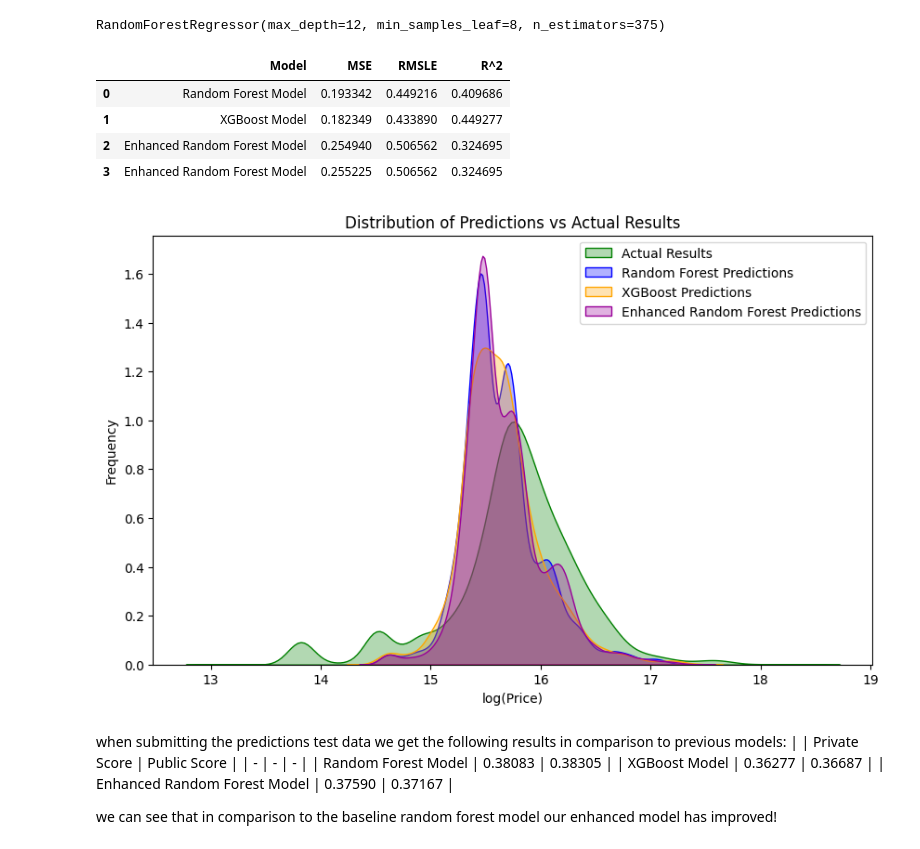
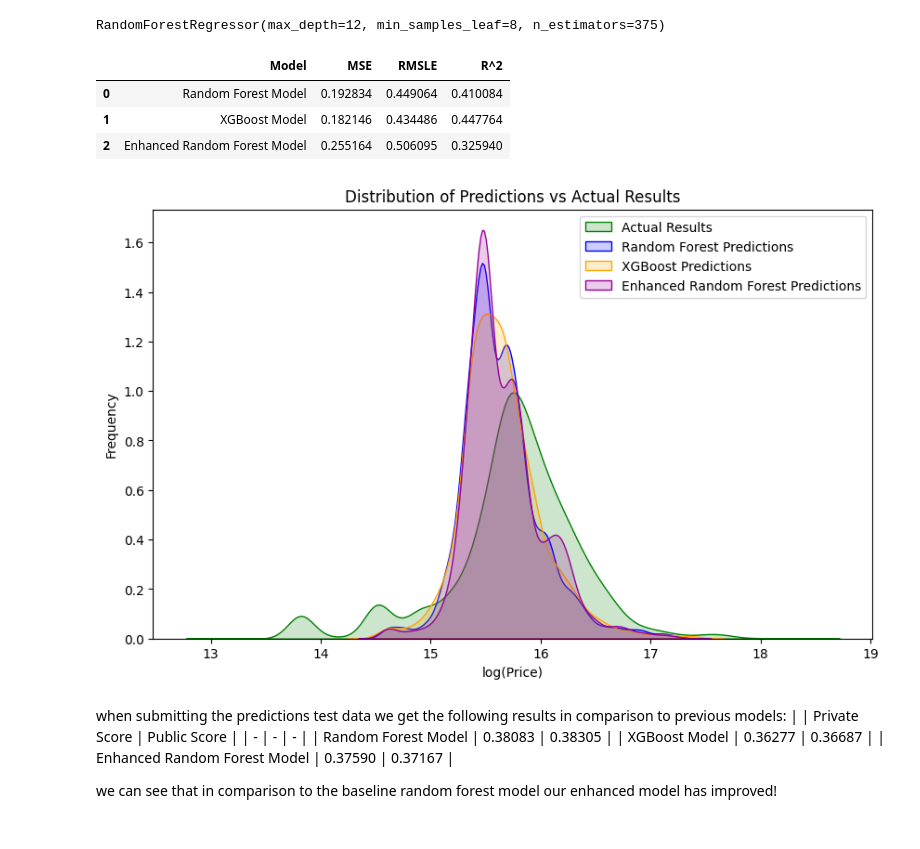
Before and after one commit to TomGeva/ML-project, a Jupyter notebook: ML-Final-Project.ipynb, the cells around one changed output. Saved outputs shown, nothing was run; the diff lists cells and outputs as text; code cells hidden in the pictures.

```diff
--- a/ML-Final-Project.ipynb
+++ b/ML-Final-Project.ipynb
@@ -1352,8 +1352,8 @@ randomForestParams = {
     'n_estimators': 200
 }
 importanceRndFrstModel = RFR(n_jobs=-1, random_state = 42, **randomForestParams)
-importanceRndFrstModel.fit(xTrn, yTrn)
-importance = pd.Series(importanceRndFrstModel.feature_importances_, index = xTrn.columns).sort_values(ascending = True)
+importanceRndFrstModel.fit(rndFrst_xTrn, yTrn)
+importance = pd.Series(importanceRndFrstModel.feature_importances_, index = rndFrst_xTrn.columns).sort_values(ascending = True)
 importance = importance/importance.max()*100
 
 fig = plt.figure(figsize = (18, 8))
@@ -1366,10 +1366,10 @@ ax0.set_title('Feature Importances using Random Forest')
 ax0.barh(importance.index, importance.values, align='center')
 ax0.set_xlabel('Relative Importance')
 
-corrMatrixTicks = range(corrMatrix.shape[0])
-ylabels = [col + f' (Ftr#{i+1})' for i, col in enumerate(corrMatrix.columns)]
+corrMatrixTicks = range(rndFrst_corrMatrix.shape[0])
+ylabels = [col + f' (Ftr#{i+1})' for i, col in enumerate(rndFrst_corrMatrix.columns)]
 xlabels = [f'Ftr#{i+1}' for i in corrMatrixTicks]
-sns.heatmap(corrMatrix, cmap = custom_cmap, linewidths = 0.1, ax=ax1)
+sns.heatmap(rndFrst_corrMatrix, cmap = custom_cmap, linewidths = 0.1, ax=ax1)
 ax1.set_xticks(ticks = corrMatrixTicks)
 ax1.set_xticklabels(labels = xlabels, fontsize = 7)
 ax1.set_yticks(ticks = corrMatrixTicks)
@@ -1386,12 +1386,12 @@ the rest of the features, even though they have an order of their usefulness to
 
 but keeping only 3 features seem to be lacking, so to be sure we decided to also keep the top 7 features after full_sq, sub_area and fullLifeRatio, leaving us with 10 features to model upon.
 # %%
-features2drop = importance.head(importance.shape[0] - 10).index
+rndFrst_features2drop = importance.head(importance.shape[0] - 10).index
 
-xTrn.drop(columns = features2drop, inplace = True)
-xVal.drop(columns = features2drop, inplace = True)
-imputedEnhncTrain.drop(columns = features2drop, inplace = True)
-imputedEnhncTest.drop(columns = features2drop, inplace = True)
+rndFrst_xTrn.drop(columns = rndFrst_features2drop, inplace = True)
+rndFrst_xVal.drop(columns = rndFrst_features2drop, inplace = True)
+rndFrst_imputedEnhncTrain.drop(columns = rndFrst_features2drop, inplace = True)
+rndFrst_imputedEnhncTest.drop(columns = rndFrst_features2drop, inplace = True)
 # %% [markdown]
 since the baseline model we made had almost all of its hyper-parameters picked as the maximum value available to the cross validation process, we'll perform the cross validation on a higher and wider range of values.
 # %%
@@ -1402,9 +1402,9 @@ enhncRndFrstParams = {
 }
 enhncRndFrstModel = RFR()
 enhncRndFrstGrdSrch = GSCV(enhncRndFrstModel, enhncRndFrstParams, cv = 5, scoring = 'neg_mean_squared_error', verbose = 2)
-enhncRndFrstGrdSrch.fit(xTrn, yTrn)
+enhncRndFrstGrdSrch.fit(rndFrst_xTrn, yTrn)
 
 enhncRndFrstModelParams = enhncRndFrstGrdSrch.best_params_
 
 enhncRndFrstOptModel = RFR(**enhncRndFrstModelParams)
-enhncRndFrstOptModel.fit(xTrn, yTrn)
+enhncRndFrstOptModel.fit(rndFrst_xTrn, yTrn)
@@ -1434,41 +1415,36 @@ shortcutParams = {
     'n_estimators': 375
 }
 enhncRndFrstOptModel = RFR(**shortcutParams)
-enhncRndFrstOptModel.fit(xTrn, yTrn)
+enhncRndFrstOptModel.fit(rndFrst_xTrn, yTrn)
 # %% [output]
 RandomForestRegressor(max_depth=12, min_samples_leaf=8, n_estimators=375)
 # %%
-enhncRndFrstMseScores = -1 * CVS(enhncRndFrstOptModel, xVal, yVal, cv = 5, scoring = 'neg_mean_squared_error')
-enhncRndFrstPred = enhncRndFrstOptModel.predict(xVal)
+enhncRndFrstMseScores = -1 * CVS(enhncRndFrstOptModel, rndFrst_xVal, yVal, cv = 5, scoring = 'neg_mean_squared_error')
+enhncRndFrstPred = enhncRndFrstOptModel.predict(rndFrst_xVal)
 enhncRndFrstRmsle = np.sqrt(np.mean((enhncRndFrstPred - yVal) ** 2))
-enhncRndFrstR2 = enhncRndFrstOptModel.score(xVal, yVal)
-
-# print(f'The MSE score of the model on the validation set is {enhncRndFrstMseScores.mean()}')
-# print(f'The RMSLE score of the model on the validation set is {enhncRndFrstRmsle}')
-# print(f'The R^2 score of the model on the validation set is {enhncRndFrstR2}')
+enhncRndFrstR2 = enhncRndFrstOptModel.score(rndFrst_xVal, yVal)
 
 metrics.loc[metrics.shape[0]] = {'Model': 'Enhanced Random Forest Model',
                                  'MSE': enhncRndFrstMseScores.mean(),
                                  'RMSLE': enhncRndFrstRmsle,
                                  'R^2': enhncRndFrstR2}
 
 display(metrics)
 
 plt.figure(figsize=(10, 6))
-sns.kdeplot(yVal, color = 'green', fill = True, alpha = 0.3, label='Actual Results')
-sns.kdeplot(rndFrstPred, color = 'blue', fill = True, alpha = 0.3, label='Random Forest Predictions')
-sns.kdeplot(xgbPred, color = 'orange', fill = True, alpha = 0.3, label='XGBoost Predictions')
-sns.kdeplot(enhncRndFrstPred, color = '#990099', fill = True, alpha = 0.3, label='Enhanced Random Forest Predictions')
+sns.kdeplot(yVal, color = 'green', fill = True, alpha = 0.2, label='Actual Results')
+sns.kdeplot(rndFrstPred, color = 'blue', fill = True, alpha = 0.2, label='Random Forest Predictions')
+sns.kdeplot(xgbPred, color = 'orange', fill = True, alpha = 0.2, label='XGBoost Predictions')
+sns.kdeplot(enhncRndFrstPred, color = '#990099', fill = True, alpha = 0.2, label='Enhanced Random Forest Predictions')
 plt.xlabel('log(Price)')
 plt.ylabel('Frequency')
 plt.title('Distribution of Predictions vs Actual Results')
 plt.legend()
 plt.show()
 # %% [output]
 |  | Model | MSE | RMSLE | R^2 |
-| 0 | Random Forest Model | 0.193342 | 0.449216 | 0.409686 |
-| 1 | XGBoost Model | 0.182349 | 0.433890 | 0.449277 |
-| 2 | Enhanced Random Forest Model | 0.254940 | 0.506562 | 0.324695 |
-| 3 | Enhanced Random Forest Model | 0.255225 | 0.506562 | 0.324695 |
+| 0 | Random Forest Model | 0.192834 | 0.449064 | 0.410084 |
+| 1 | XGBoost Model | 0.182146 | 0.434486 | 0.447764 |
+| 2 | Enhanced Random Forest Model | 0.255164 | 0.506095 | 0.325940 |
-[figure, old version]
+[figure, new version]
 # %%
```
Also changed, not shown: parts of 34 cells of this notebook, 6 other files.
